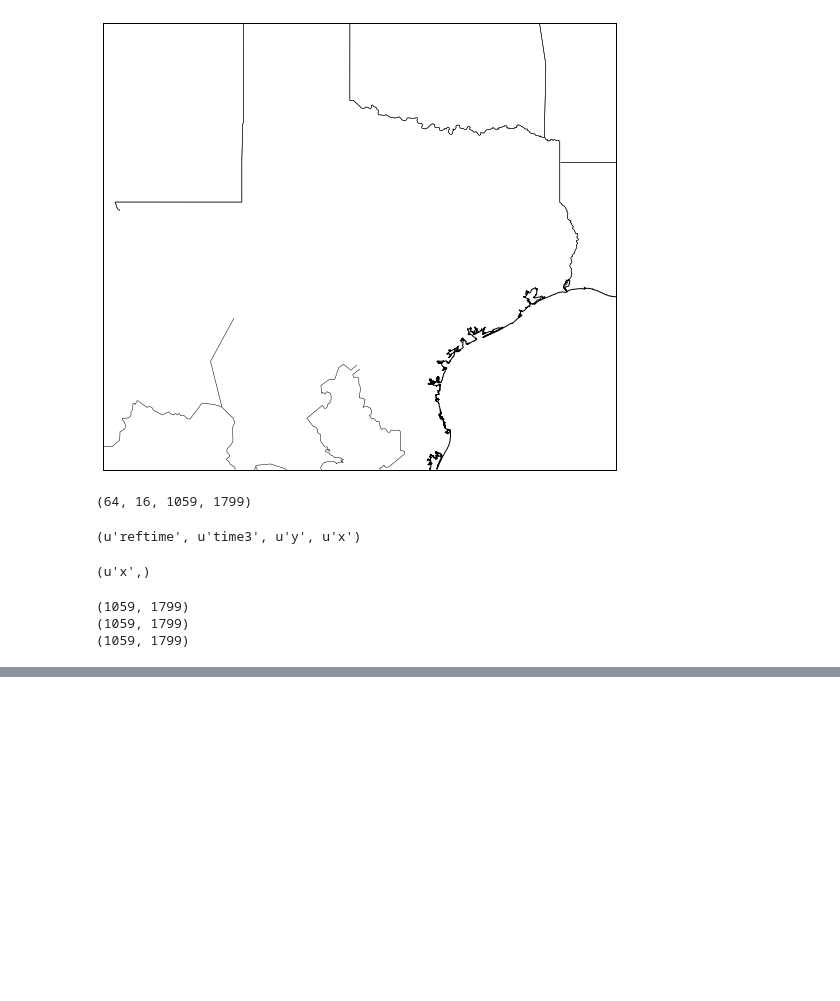
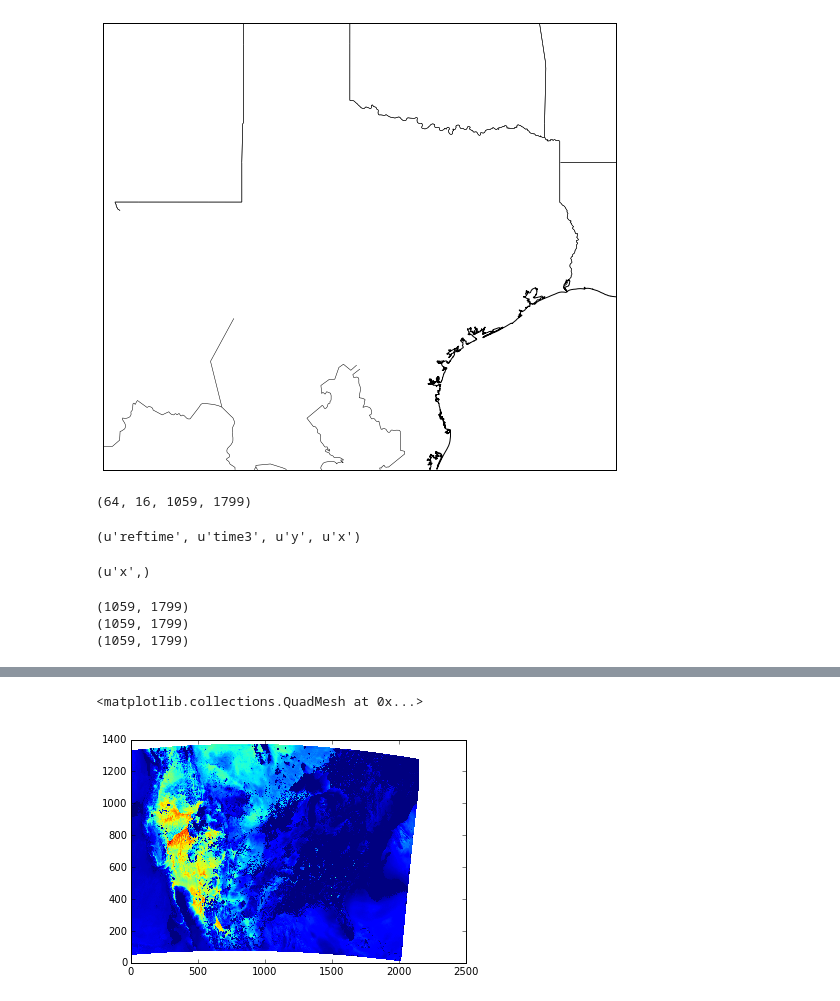
Before and after one commit to jpan1/SULI-2015, a Jupyter notebook: notebooks/PBL Color Maps.ipynb, the cells around one changed output, grey strips where cells are left out. Saved outputs shown, nothing was run; the diff lists cells and outputs as text; code cells hidden in the pictures; blank space fills up the shorter version.

```diff
--- a/notebooks/PBL Color Maps.ipynb
+++ b/notebooks/PBL Color Maps.ipynb
@@ -89,0 +104,5 @@ plt.colorbar(label='km')
+# %%
+plt.pcolormesh(ncep_hrrr.variables['Planetary_boundary_layer_height_surface'][0,1,:,:])
+# %% [output]
+<matplotlib.collections.QuadMesh at 0x...>
+[figure, added]
```
Also changed, not shown: parts of 7 cells of this notebook.
